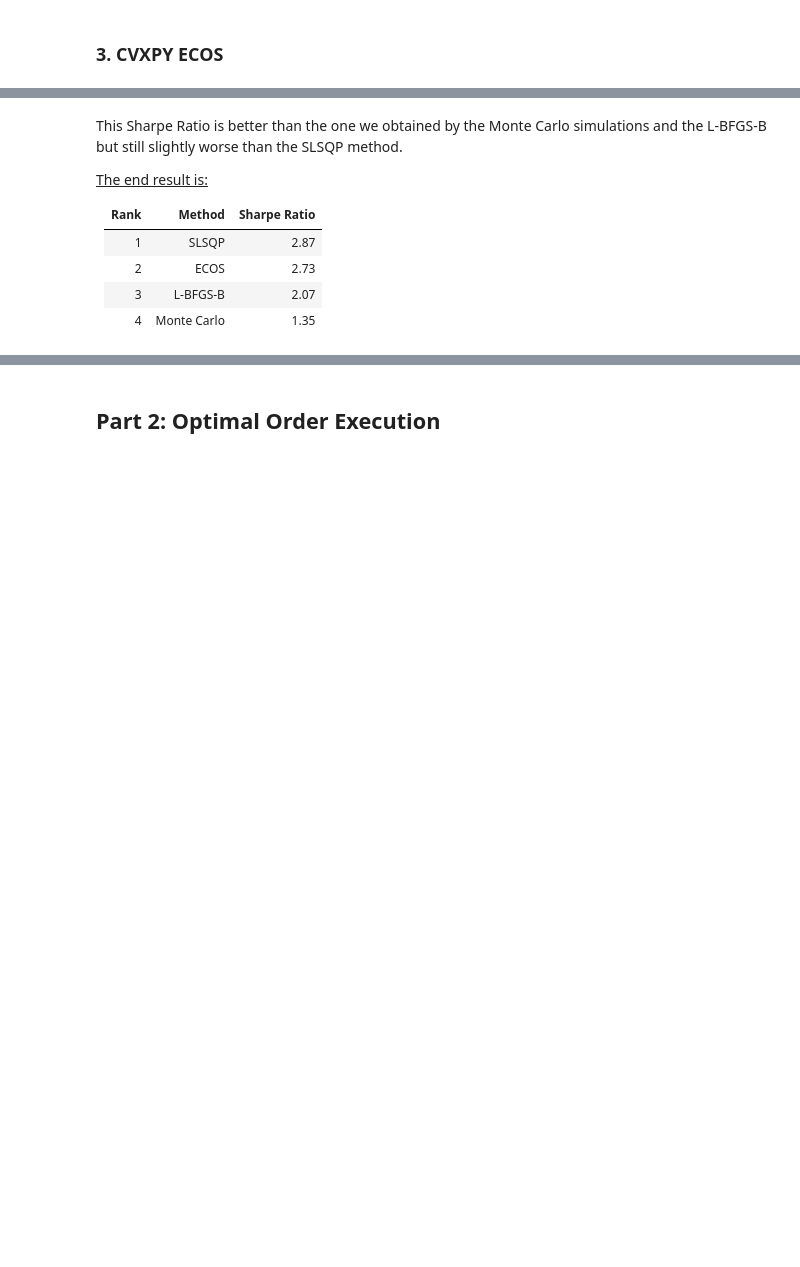
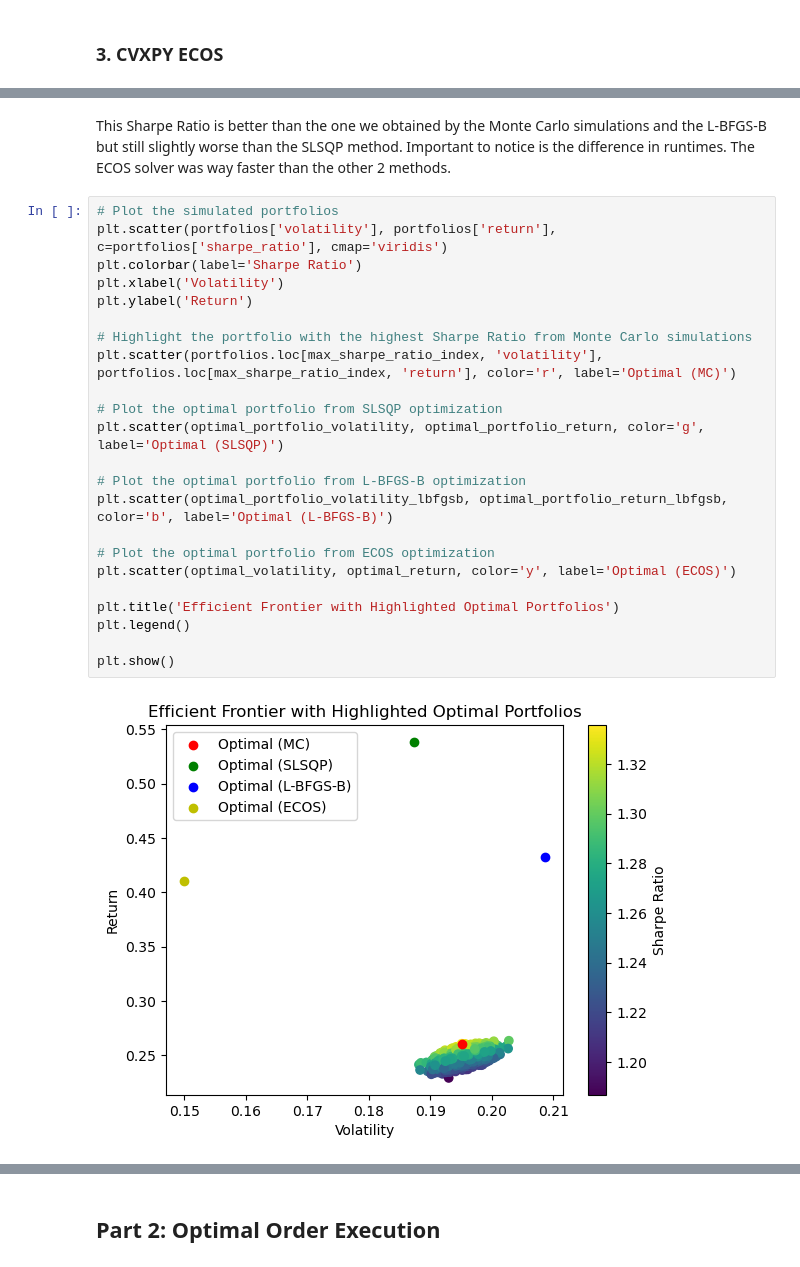
Before and after one commit to mxvp/portfolio_optimization, a Jupyter notebook: portfolio_optimization.ipynb, the cells around one changed output, grey strips where cells are left out. Drawn from its saved outputs; the diff is of its cells as text; blank space fills up the shorter version.

```diff
--- a/portfolio_optimization.ipynb
+++ b/portfolio_optimization.ipynb
@@ -422,11 +524,27 @@ The sharpe ratio is 2.7333379706620247
 # %% [markdown]
-This Sharpe Ratio is better than the one we obtained by the Monte Carlo simulations and the L-BFGS-B but still slightly worse than the SLSQP method.
-
-<u>The end result is:</u>
-
-| Rank | Method      | Sharpe Ratio |
-|------|-------------|-------|
-| 1    | SLSQP       | 2.87  |
-| 2    | ECOS        | 2.73  |
-| 3    | L-BFGS-B    | 2.07  |
-| 4    | Monte Carlo | 1.35  |
+This Sharpe Ratio is better than the one we obtained by the Monte Carlo simulations and the L-BFGS-B but still slightly worse than the SLSQP method. Important to notice is the difference in runtimes. The ECOS solver was way faster than the other 2 methods.
+# %%
+# Plot the simulated portfolios
+plt.scatter(portfolios['volatility'], portfolios['return'], c=portfolios['sharpe_ratio'], cmap='viridis')
+plt.colorbar(label='Sharpe Ratio')
+plt.xlabel('Volatility')
+plt.ylabel('Return')
+
+# Highlight the portfolio with the highest Sharpe Ratio from Monte Carlo simulations
+plt.scatter(portfolios.loc[max_sharpe_ratio_index, 'volatility'], portfolios.loc[max_sharpe_ratio_index, 'return'], color='r', label='Optimal (MC)')
+
+# Plot the optimal portfolio from SLSQP optimization
+plt.scatter(optimal_portfolio_volatility, optimal_portfolio_return, color='g', label='Optimal (SLSQP)')
+
+# Plot the optimal portfolio from L-BFGS-B optimization
+plt.scatter(optimal_portfolio_volatility_lbfgsb, optimal_portfolio_return_lbfgsb, color='b', label='Optimal (L-BFGS-B)')
+
+# Plot the optimal portfolio from ECOS optimization
+plt.scatter(optimal_volatility, optimal_return, color='y', label='Optimal (ECOS)')
+
+plt.title('Efficient Frontier with Highlighted Optimal Portfolios')
+plt.legend()
+
+plt.show()
+# %% [output]
+[figure, added]
```
Also changed, not shown: parts of 34 cells of this notebook, 5 other files.
